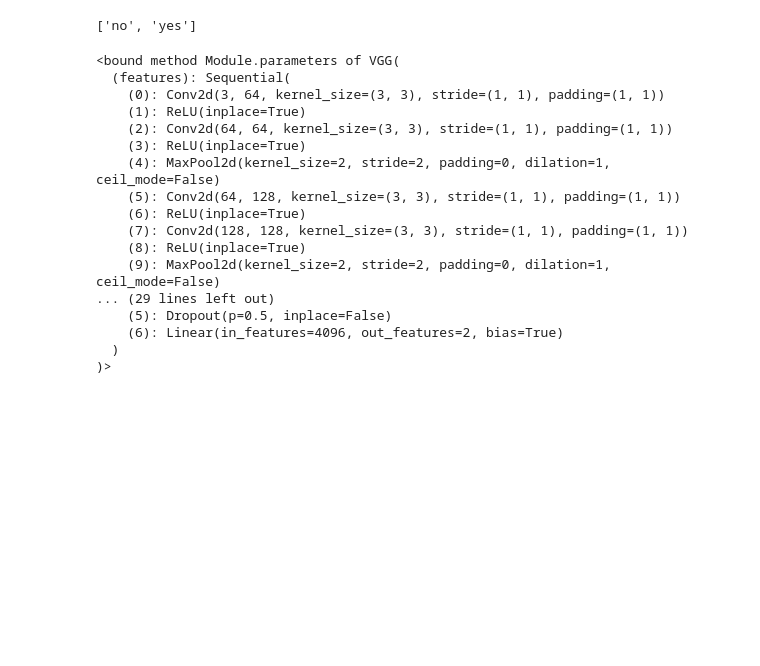
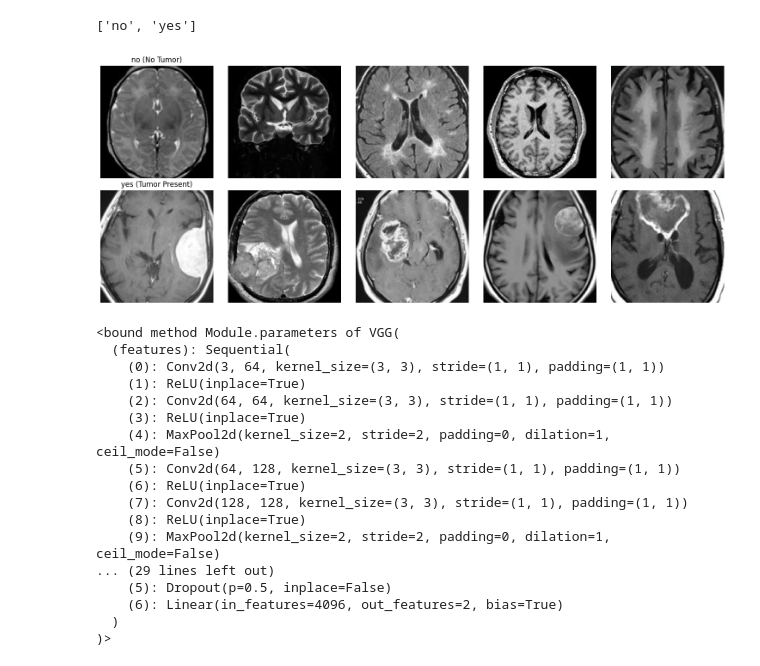
Before and after one commit to cmyguel/tru_image_cancer_prediction, a Jupyter notebook: brain_tumor/classification.ipynb, the cells around one changed output. Drawn from its saved outputs; the diff is of its cells as text; code cells hidden in the pictures; blank space fills up the shorter version.

Commit message:
original image plots

```diff
--- a/brain_tumor/classification.ipynb
+++ b/brain_tumor/classification.ipynb
@@ -67,6 +67,60 @@ class_names = image_datasets['train'].classes
 class_names
 # %% [output]
 ['no', 'yes']
+# %%
+import matplotlib.pyplot as plt
+import torch
+import numpy as np
+
+# Define a dictionary mapping labels to brain tumor conditions
+condition_mapping = {
+    "no": "No Tumor",
+    "yes": "Tumor Present"
+}
+
+# Function to plot images in a 2-row horizontal layout
+def plot_brain_tumor_images_horizontal(dataloader, class_names, condition_mapping, num_images=3):
+    """Plot sample images from each class in a 2-row horizontal layout with condition names."""
+    images_per_class = {class_name: [] for class_name in class_names}
+
+    # Iterate through dataset to collect images
+    for inputs, labels in dataloader:
+        for img, label in zip(inputs, labels):
+            class_name = class_names[label]
+            if len(images_per_class[class_name]) < num_images:
+                images_per_class[class_name].append(img)
+
+        # Stop when we have enough images per class
+        if all(len(images) >= num_images for images in images_per_class.values()):
+            break
+
+    # Create a 2-row layout (first row for "No Tumor", second row for "Tumor Present")
+    fig, axes = plt.subplots(2, num_images, figsize=(num_images * 3, 6))  # 2 rows, num_images columns
+
+    for j, class_name in enumerate(class_names):  # 0 -> No Tumor, 1 -> Tumor Present
+        for i, img in enumerate(images_per_class[class_name]):
+            img = img.permute(1, 2, 0).numpy()  # Convert from (C, H, W) to (H, W, C)
+
+            # Denormalize (Reverse the Normalization applied in transforms)
+            mean = np.array([0.485, 0.456, 0.406])
+            std = np.array([0.229, 0.224, 0.225])
+            img = std * img + mean  # Reverse normalization
+            img = np.clip(img, 0, 1)  # Ensure pixel values are in [0, 1]
+
+            axes[j, i].imshow(img)
+            axes[j, i].axis("off")
+            if i == 0:
+                # Set title only for the first image in each row
+                condition_name = condition_mapping.get(class_name, "Unknown")
+                axes[j, i].set_title(f"{class_name} ({condition_name})", fontsize=12)
+
+    plt.tight_layout()
+    plt.show()
+
+# Run the function with your validation dataloader
+plot_brain_tumor_images_horizontal(dataloaders["val"], class_names, condition_mapping, num_images=5)
+# %% [output]
+[figure, added]
 # %%
 model = models.vgg16(pretrained=True)
 
```
Also changed, not shown: parts of 1 cell of this notebook, 1 other file.
